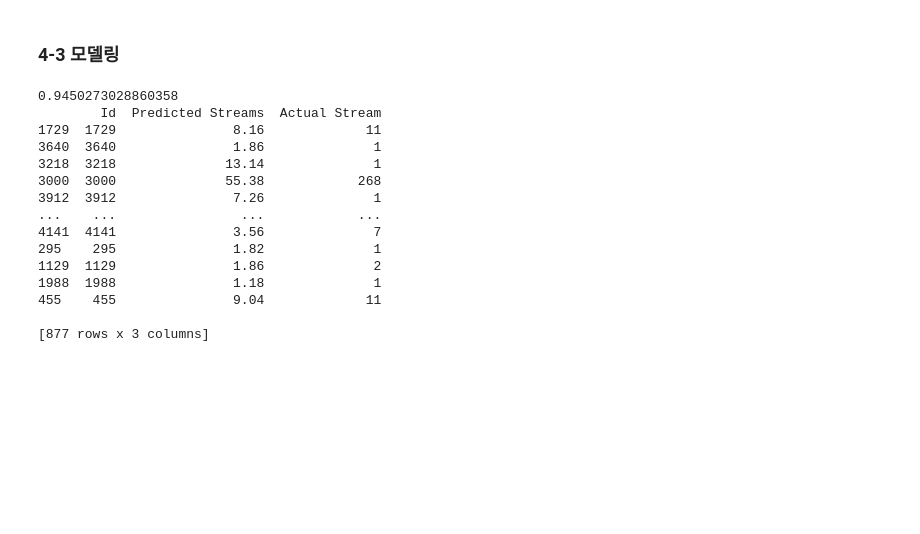
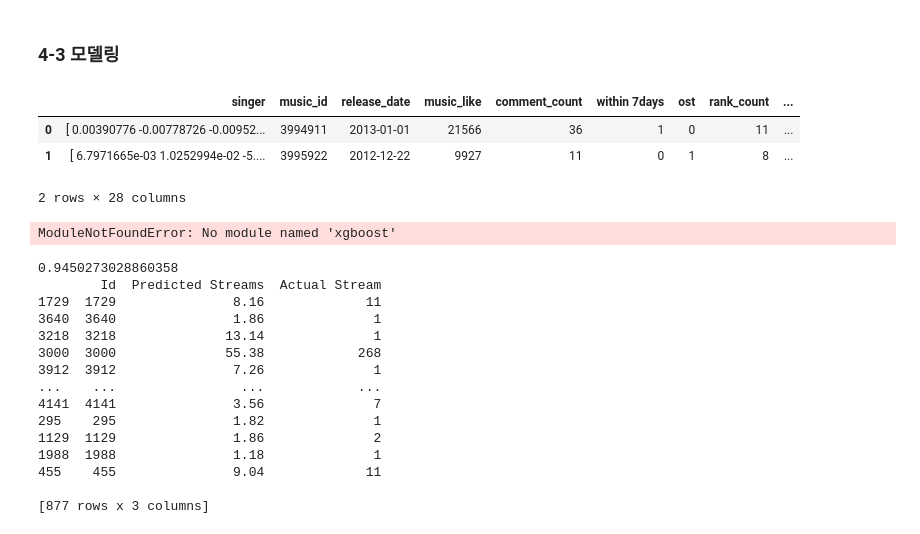
Before and after one commit to kwonwoobin/Dacon-ShinhanAI, a Jupyter notebook: code/submission_music.ipynb, the cells around one changed output. Saved outputs shown, nothing was run; the diff lists cells and outputs as text; code cells hidden in the pictures; blank space fills up the shorter version.

```diff
--- a/code/submission_music.ipynb
+++ b/code/submission_music.ipynb
@@ -629,6 +629,16 @@ music_df = pd.concat([music_df.drop(columns=['category']),
 music_df.drop(columns=['music','release_date'], axis=0, inplace=True)
 # %% [markdown]
 ### 4-3 모델링
+# %%
+import pandas as pd
+music_df = pd.read_csv('../data/music_pre.csv', index_col=0)
+music_df2 = music_df.drop(columns='music')
+music_df2.head(2)
+# %% [output]
+|  | singer | music_id | release_date | music_like | comment_count | within 7days | ost | rank_count | ... |
+| 0 | [ 0.00390776 -0.00778726 -0.00952... | 3994911 | 2013-01-01 | 21566 | 36 | 1 | 0 | 11 | ... |
+| 1 | [ 6.7971665e-03 1.0252994e-02 -5.... | 3995922 | 2012-12-22 | 9927 | 11 | 0 | 1 | 8 | ... |
+2 rows × 28 columns
 # %%
 import numpy as np
 from sklearn.model_selection import train_test_split
@@ -689,6 +699,9 @@ XF = music_df.drop(columns='rank_count', axis=1)
 # 데이터 분리
 xtrain, xtest, ytrain, ytest = train_test_split(XF, YF, test_size=0.2, random_state=0)
 models = make_models(xtrain, xtest, ytrain, ytest)
+models
+# %% [output]
+ModuleNotFoundError: No module named 'xgboost'
 # %%
 from sklearn.model_selection import train_test_split
 
```
Also changed, not shown: 3 other files.
